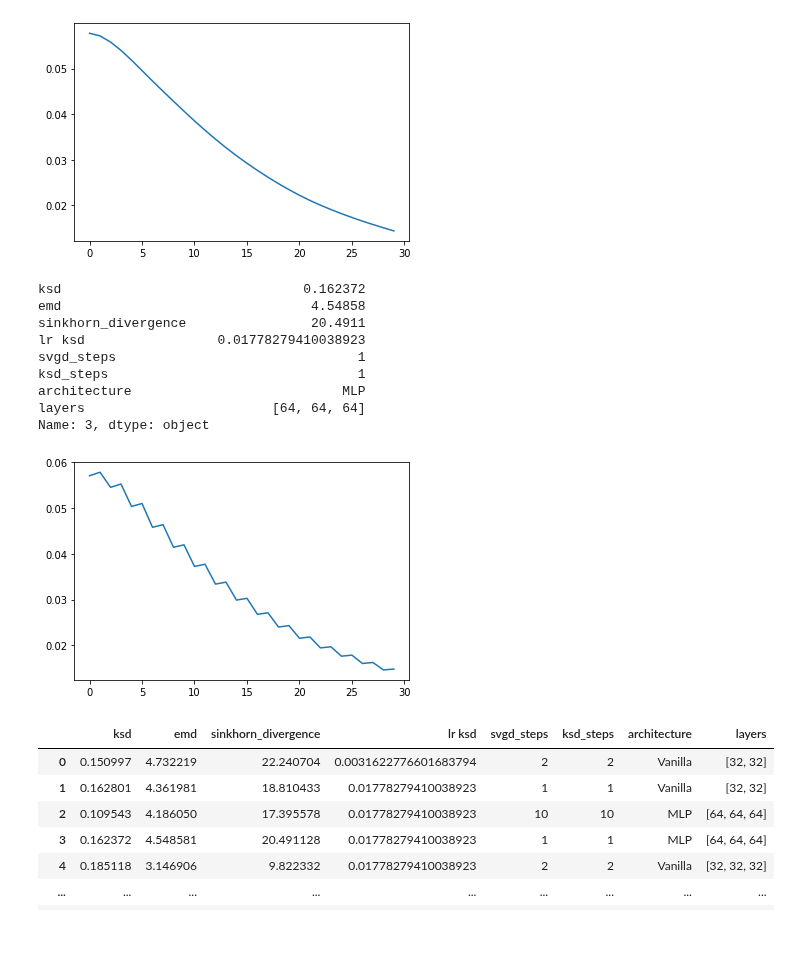
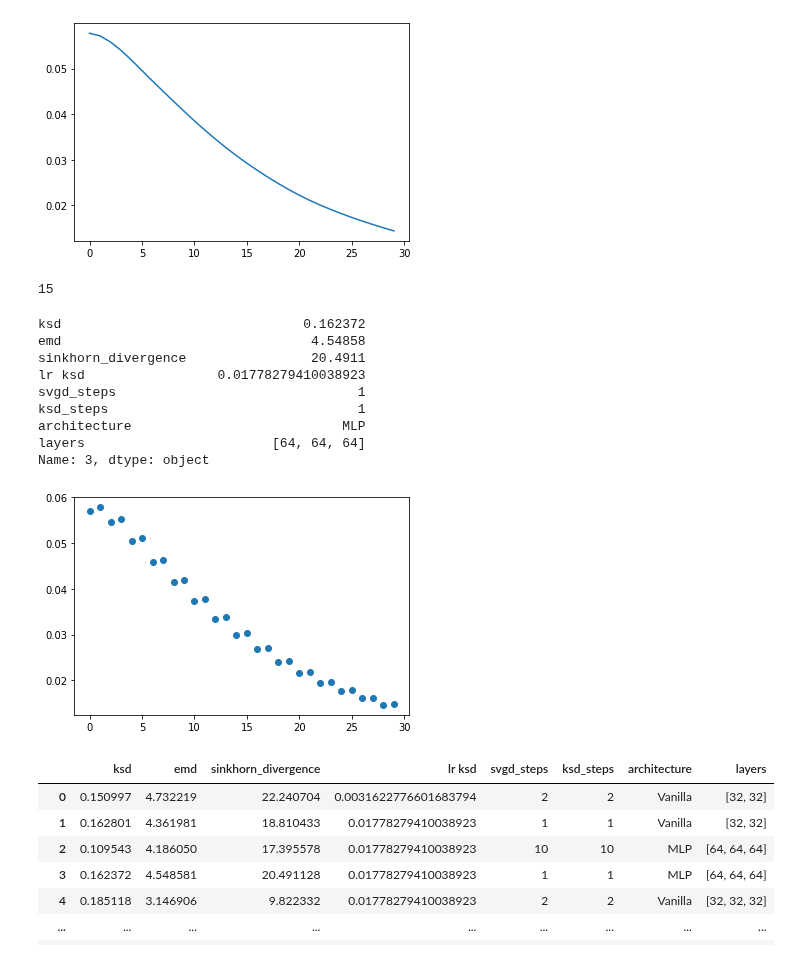
Before and after one commit to ratschlab/projects-2020-Neural-SVGD, a Jupyter notebook: notebooks/evaluating_experiments/four-dim-Gaussian.ipynb, the cells around one changed output. Cells and saved outputs as stored; diff of their text form; code cells hidden in the pictures.

```diff
--- a/notebooks/evaluating_experiments/four-dim-Gaussian.ipynb
+++ b/notebooks/evaluating_experiments/four-dim-Gaussian.ipynb
@@ -136,20 +136,24 @@ architecture                       Vanilla
 layers                            [32, 32]
 Name: 1, dtype: object
 [figure]
+# %%
+len(rundata[3]["ksd"])
+# %% [output]
+15
 # %%
 print(f.iloc[3])
-_ = plt.plot(onp.array(rundata[3]["ksd"]).reshape((30,)))
+_ = plt.plot(onp.array(rundata[3]["ksd"]).reshape((30,)), "o")
 # %% [output]
 ksd                               0.162372
 emd                                4.54858
 sinkhorn_divergence                20.4911
 lr ksd                 0.01778279410038923
 svgd_steps                               1
 ksd_steps                                1
 architecture                           MLP
 layers                        [64, 64, 64]
 Name: 3, dtype: object
-[figure, old version]
+[figure, new version]
 # %%
 f
 # %% [output]
```
Also changed, not shown: 12 other files.
